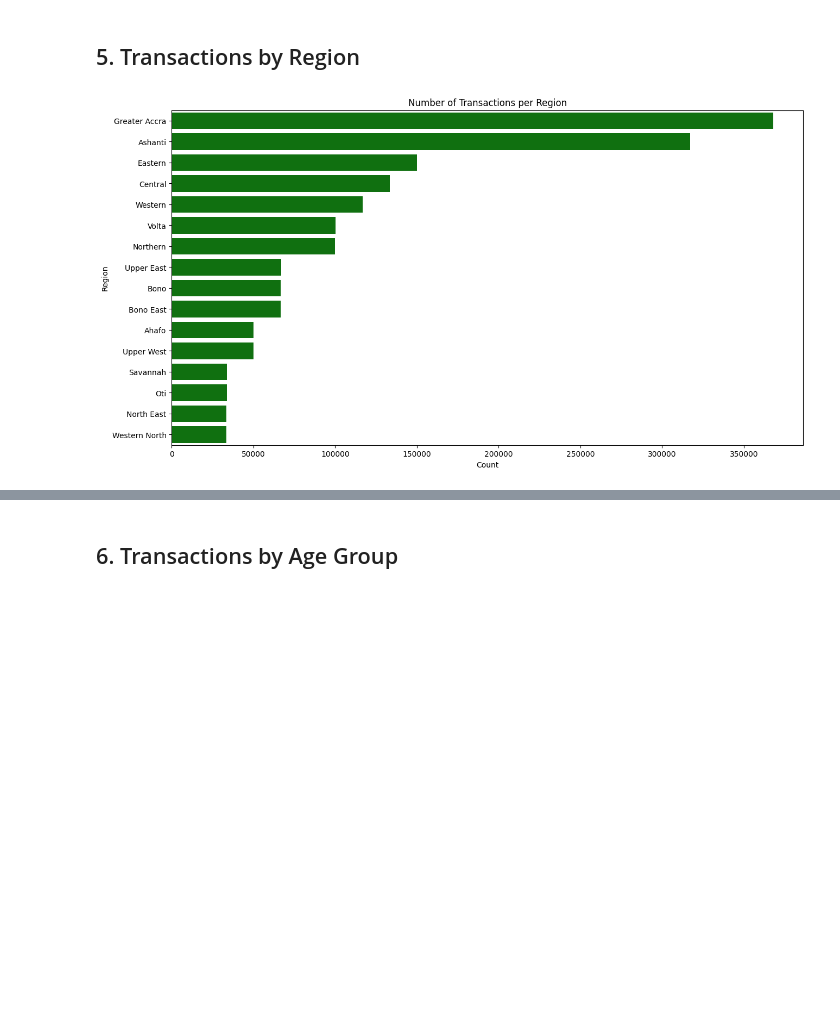
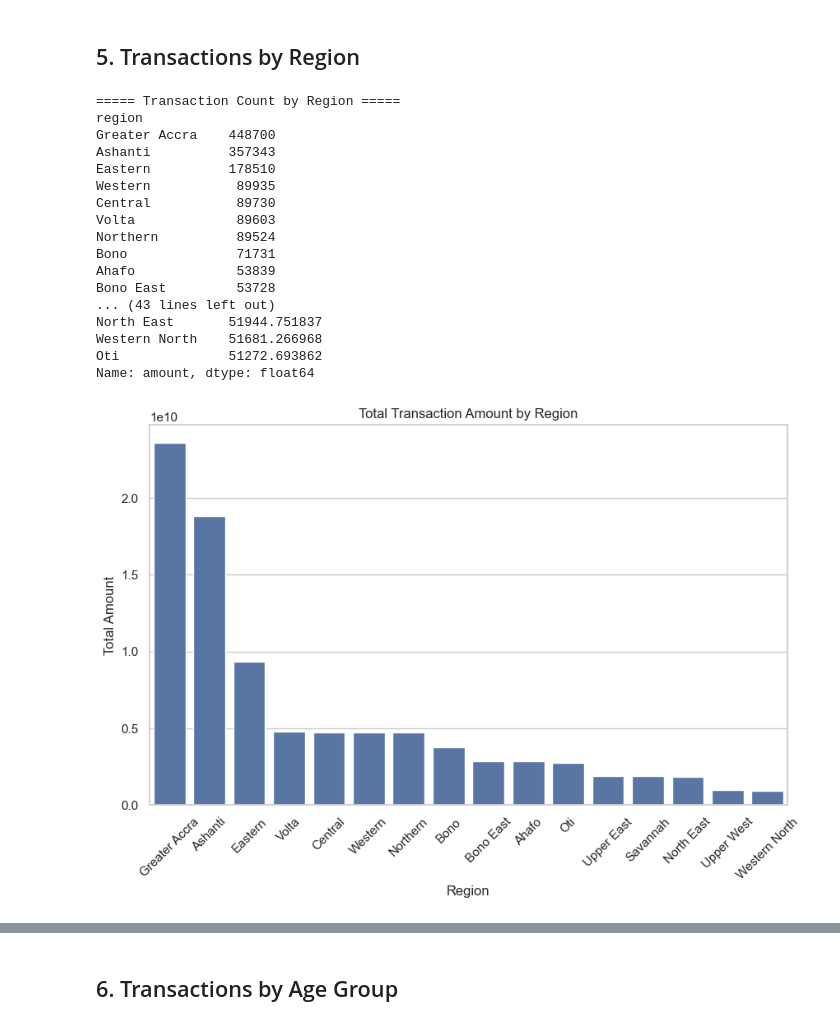
Before and after one commit to Qwodjo/Ghana-mobile-money-insights, a Jupyter notebook: notebooks/EDA_analysis.ipynb, the cells around one changed output, grey strips where cells are left out. Cells and saved outputs as stored; diff of their text form; code cells hidden in the pictures; blank space fills up the shorter version.

```diff
--- a/notebooks/EDA_analysis.ipynb
+++ b/notebooks/EDA_analysis.ipynb
@@ -101,11 +95,68 @@ PAYMENT       667245
 # %% [markdown]
 ## 5. Transactions by Region
-# %%
-plt.figure(figsize=(15,8))
-sns.countplot(y='region', data=EDA,color="GREEN", order=EDA['region'].value_counts().index)
-plt.title('Number of Transactions per Region')
-plt.xlabel('Count')
-plt.ylabel('Region')
-plt.show()
-# %% [output]
-[figure, removed]
+# %%
+
+
+# Count of transactions per region
+transaction_count = EDA['region'].value_counts().sort_values(ascending=False)
+print("===== Transaction Count by Region =====")
+print(transaction_count)
+
+# Total transaction amount per region
+if 'amount' in EDA.columns:
+    transaction_amount = EDA.groupby('region')['amount'].sum().sort_values(ascending=False)
+    print("\n===== Total Transaction Amount by Region =====")
+    print(transaction_amount)
+
+# Optional: Average transaction amount per region
+if 'amount' in EDA.columns:
+    average_amount = EDA.groupby('region')['amount'].mean().sort_values(ascending=False)
+    print("\n===== Average Transaction Amount by Region =====")
+    print(average_amount)
+
+
+
+
+
+# Total Transaction Amount by Region
+
+transaction_amount = EDA.groupby('region')['amount'].sum().sort_values(ascending=False)
+
+plt.figure(figsize=(10,6))
+sns.barplot(x=transaction_amount.index, y=transaction_amount.values)
+plt.title("Total Transaction Amount by Region")
+plt.xlabel("Region")
+plt.ylabel("Total Amount")
+plt.xticks(rotation=45)
+plt.show()
+
+# Average Transaction Amount by Region
+
+average_amount = EDA.groupby('region')['amount'].mean().sort_values(ascending=False)
+
+plt.figure(figsize=(10,6))
+sns.barplot(x=average_amount.index, y=average_amount.values)
+plt.title("Average Transaction Amount by Region")
+plt.xlabel("Region")
+plt.ylabel("Average Amount")
+plt.xticks(rotation=45)
+plt.show()
+# %% [output]
+===== Transaction Count by Region =====
+region
+Greater Accra    448700
+Ashanti          357343
+Eastern          178510
+Western           89935
+Central           89730
+Volta             89603
+Northern          89524
+Bono              71731
+Ahafo             53839
+Bono East         53728
+... (43 lines left out)
+North East       51944.751837
+Western North    51681.266968
+Oti              51272.693862
+Name: amount, dtype: float64
+[figure, added]
```
Also changed, not shown: parts of 19 cells of this notebook, 2 other files.
